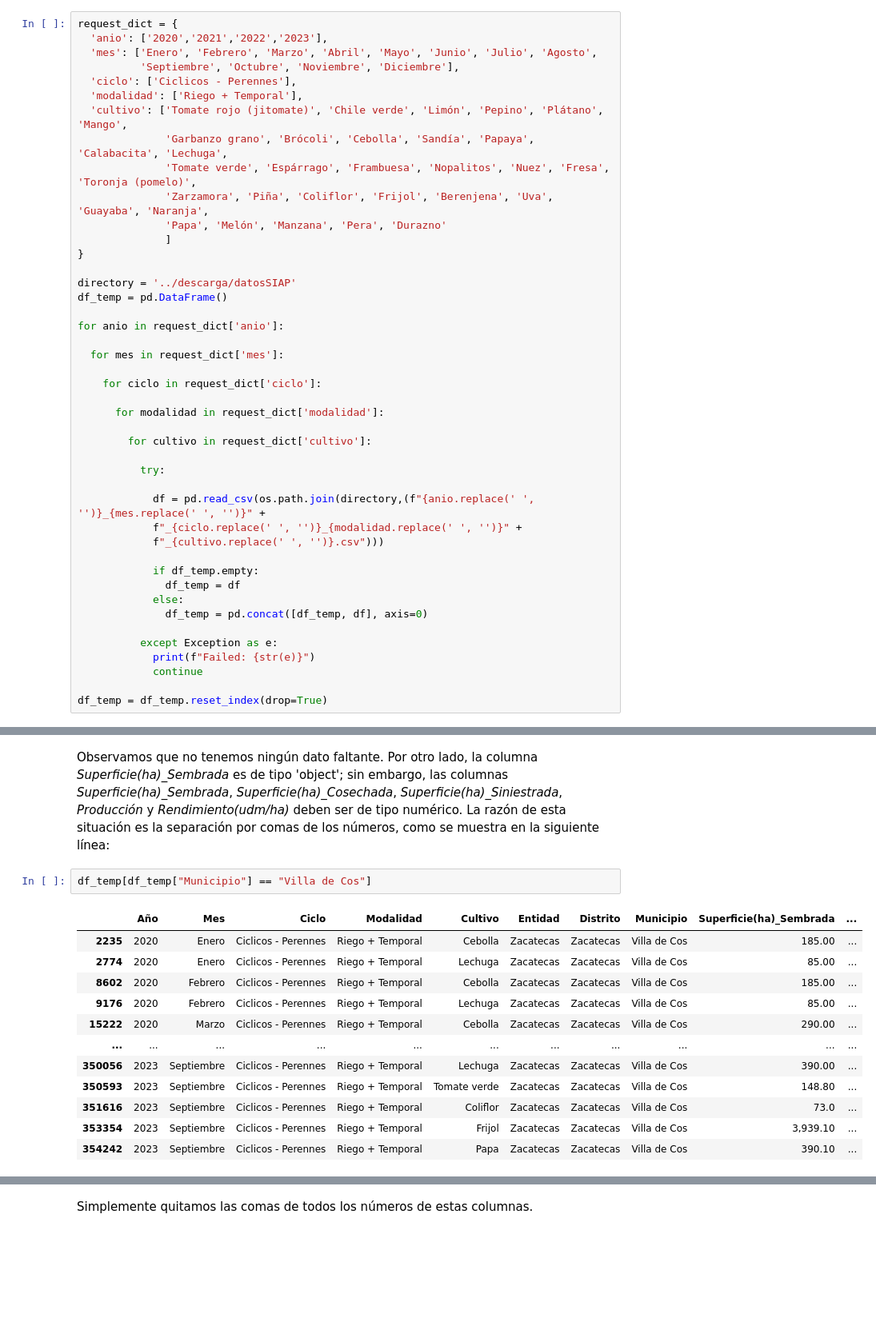
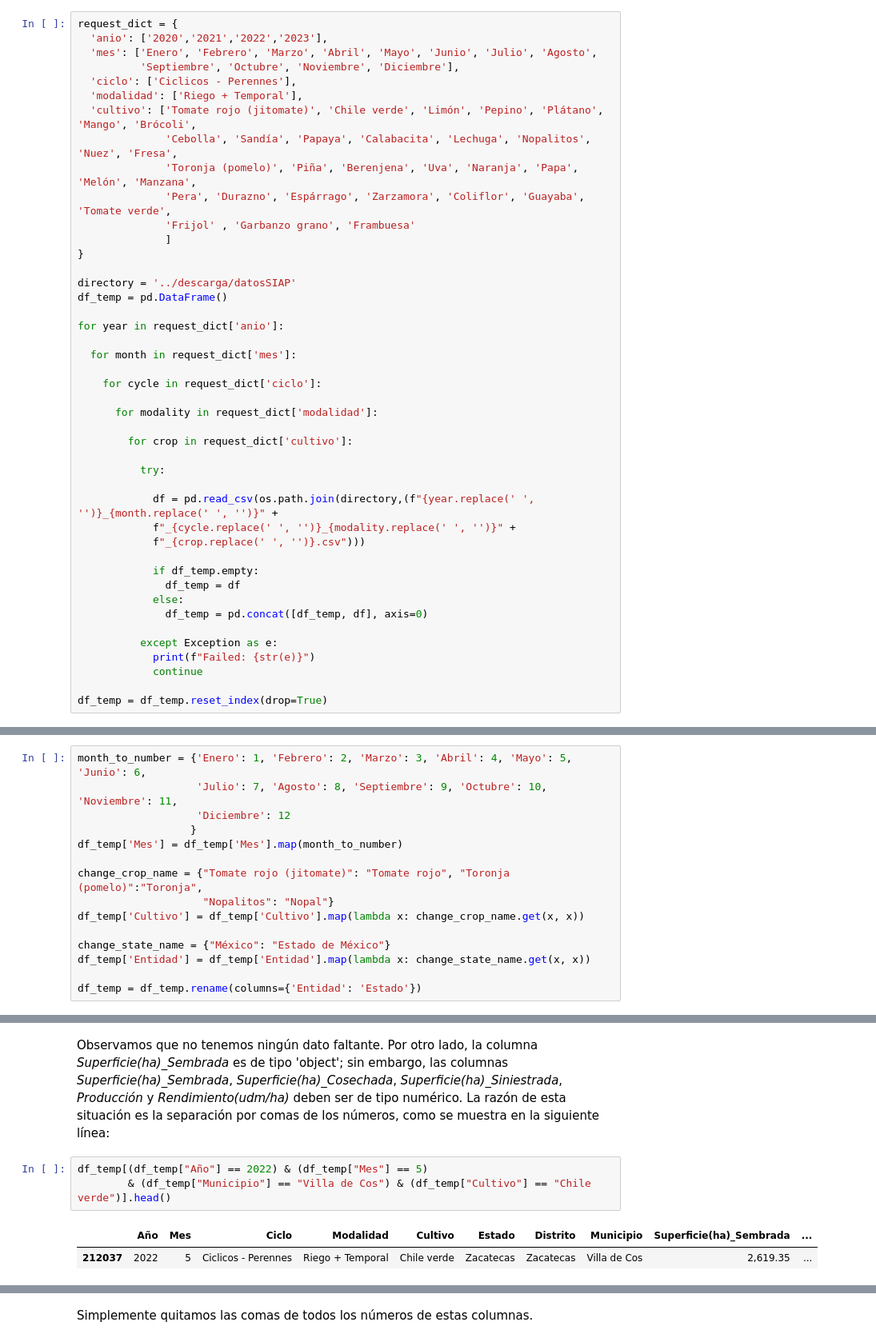
Before and after one commit to ProyectosMCD/RedBAMX, a Jupyter notebook: limpieza/limpieza_Datos_Avance_Siembras_Cosechas_SIAP.ipynb, the cells around one changed output, grey strips where cells are left out. Shown at 80% size. Cells and saved outputs as stored; diff of their text form; blank space fills up the shorter version.

Commit message:
EDA SIAP y dataframes combinados

```diff
--- a/limpieza/limpieza_Datos_Avance_Siembras_Cosechas_SIAP.ipynb
+++ b/limpieza/limpieza_Datos_Avance_Siembras_Cosechas_SIAP.ipynb
@@ -44,32 +44,32 @@ request_dict = {
           'Septiembre', 'Octubre', 'Noviembre', 'Diciembre'],
   'ciclo': ['Ciclicos - Perennes'],
   'modalidad': ['Riego + Temporal'],
-  'cultivo': ['Tomate rojo (jitomate)', 'Chile verde', 'Limón', 'Pepino', 'Plátano', 'Mango',
-              'Garbanzo grano', 'Brócoli', 'Cebolla', 'Sandía', 'Papaya', 'Calabacita', 'Lechuga',
-              'Tomate verde', 'Espárrago', 'Frambuesa', 'Nopalitos', 'Nuez', 'Fresa', 'Toronja (pomelo)',
-              'Zarzamora', 'Piña', 'Coliflor', 'Frijol', 'Berenjena', 'Uva', 'Guayaba', 'Naranja',
-              'Papa', 'Melón', 'Manzana', 'Pera', 'Durazno'
+  'cultivo': ['Tomate rojo (jitomate)', 'Chile verde', 'Limón', 'Pepino', 'Plátano', 'Mango', 'Brócoli',
+              'Cebolla', 'Sandía', 'Papaya', 'Calabacita', 'Lechuga', 'Nopalitos', 'Nuez', 'Fresa',
+              'Toronja (pomelo)', 'Piña', 'Berenjena', 'Uva', 'Naranja', 'Papa', 'Melón', 'Manzana',
+              'Pera', 'Durazno', 'Espárrago', 'Zarzamora', 'Coliflor', 'Guayaba', 'Tomate verde',
+              'Frijol' , 'Garbanzo grano', 'Frambuesa'
               ]
 }
 
 directory = '../descarga/datosSIAP'
 df_temp = pd.DataFrame()
 
-for anio in request_dict['anio']:
+for year in request_dict['anio']:
 
-  for mes in request_dict['mes']:
+  for month in request_dict['mes']:
 
-    for ciclo in request_dict['ciclo']:
+    for cycle in request_dict['ciclo']:
 
-      for modalidad in request_dict['modalidad']:
+      for modality in request_dict['modalidad']:
 
-        for cultivo in request_dict['cultivo']:
+        for crop in request_dict['cultivo']:
 
           try:
 
-            df = pd.read_csv(os.path.join(directory,(f"{anio.replace(' ', '')}_{mes.replace(' ', '')}" +
-            f"_{ciclo.replace(' ', '')}_{modalidad.replace(' ', '')}" +
-            f"_{cultivo.replace(' ', '')}.csv")))
+            df = pd.read_csv(os.path.join(directory,(f"{year.replace(' ', '')}_{month.replace(' ', '')}" +
+            f"_{cycle.replace(' ', '')}_{modality.replace(' ', '')}" +
+            f"_{crop.replace(' ', '')}.csv")))
 
             if df_temp.empty:
               df_temp = df
@@ -99,0 +113,15 @@ df_temp
+# %%
+month_to_number = {'Enero': 1, 'Febrero': 2, 'Marzo': 3, 'Abril': 4, 'Mayo': 5, 'Junio': 6,
+                   'Julio': 7, 'Agosto': 8, 'Septiembre': 9, 'Octubre': 10, 'Noviembre': 11,
+                   'Diciembre': 12
+                  }
+df_temp['Mes'] = df_temp['Mes'].map(month_to_number)
+
+change_crop_name = {"Tomate rojo (jitomate)": "Tomate rojo", "Toronja (pomelo)":"Toronja",
+                    "Nopalitos": "Nopal"}
+df_temp['Cultivo'] = df_temp['Cultivo'].map(lambda x: change_crop_name.get(x, x))
+
+change_state_name = {"México": "Estado de México"}
+df_temp['Entidad'] = df_temp['Entidad'].map(lambda x: change_state_name.get(x, x))
+
+df_temp = df_temp.rename(columns={'Entidad': 'Estado'})
@@ -123,17 +162,8 @@ memory usage: 35.2+ MB
 # %% [markdown]
 Observamos que no tenemos ningún dato faltante. Por otro lado, la columna *Superficie(ha)_Sembrada* es de tipo 'object'; sin embargo, las columnas *Superficie(ha)_Sembrada*, *Superficie(ha)_Cosechada*, *Superficie(ha)_Siniestrada*, *Producción* y *Rendimiento(udm/ha)* deben ser de tipo numérico. La razón de esta situación es la separación por comas de los números, como se muestra en la siguiente línea:
 # %%
-df_temp[df_temp["Municipio"] == "Villa de Cos"]
+df_temp[(df_temp["Año"] == 2022) & (df_temp["Mes"] == 5)
+        & (df_temp["Municipio"] == "Villa de Cos") & (df_temp["Cultivo"] == "Chile verde")].head()
 # %% [output]
-|  | Año | Mes | Ciclo | Modalidad | Cultivo | Entidad | Distrito | Municipio | Superficie(ha)_Sembrada | ... |
-| 2235 | 2020 | Enero | Ciclicos - Perennes | Riego + Temporal | Cebolla | Zacatecas | Zacatecas | Villa de Cos | 185.00 | ... |
-| 2774 | 2020 | Enero | Ciclicos - Perennes | Riego + Temporal | Lechuga | Zacatecas | Zacatecas | Villa de Cos | 85.00 | ... |
-| 8602 | 2020 | Febrero | Ciclicos - Perennes | Riego + Temporal | Cebolla | Zacatecas | Zacatecas | Villa de Cos | 185.00 | ... |
-| 9176 | 2020 | Febrero | Ciclicos - Perennes | Riego + Temporal | Lechuga | Zacatecas | Zacatecas | Villa de Cos | 85.00 | ... |
-| 15222 | 2020 | Marzo | Ciclicos - Perennes | Riego + Temporal | Cebolla | Zacatecas | Zacatecas | Villa de Cos | 290.00 | ... |
-| ... | ... | ... | ... | ... | ... | ... | ... | ... | ... | ... |
-| 350056 | 2023 | Septiembre | Ciclicos - Perennes | Riego + Temporal | Lechuga | Zacatecas | Zacatecas | Villa de Cos | 390.00 | ... |
-| 350593 | 2023 | Septiembre | Ciclicos - Perennes | Riego + Temporal | Tomate verde | Zacatecas | Zacatecas | Villa de Cos | 148.80 | ... |
-| 351616 | 2023 | Septiembre | Ciclicos - Perennes | Riego + Temporal | Coliflor | Zacatecas | Zacatecas | Villa de Cos | 73.0 | ... |
-| 353354 | 2023 | Septiembre | Ciclicos - Perennes | Riego + Temporal | Frijol | Zacatecas | Zacatecas | Villa de Cos | 3,939.10 | ... |
-| 354242 | 2023 | Septiembre | Ciclicos - Perennes | Riego + Temporal | Papa | Zacatecas | Zacatecas | Villa de Cos | 390.10 | ... |
+|  | Año | Mes | Ciclo | Modalidad | Cultivo | Estado | Distrito | Municipio | Superficie(ha)_Sembrada | ... |
+| 212037 | 2022 | 5 | Ciclicos - Perennes | Riego + Temporal | Chile verde | Zacatecas | Zacatecas | Villa de Cos | 2,619.35 | ... |
```
Also changed, not shown: parts of 14 cells of this notebook, 3 other files.
